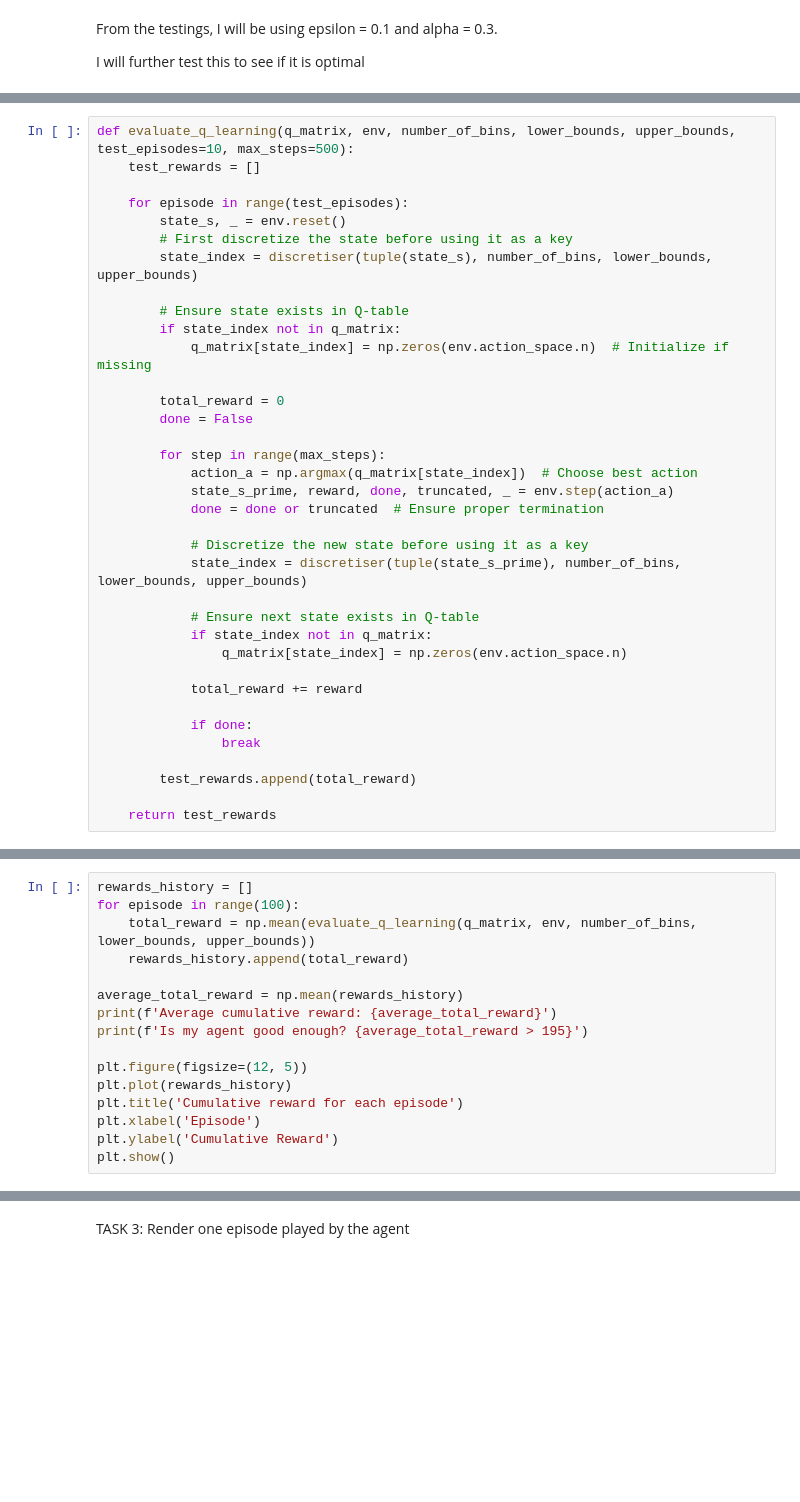
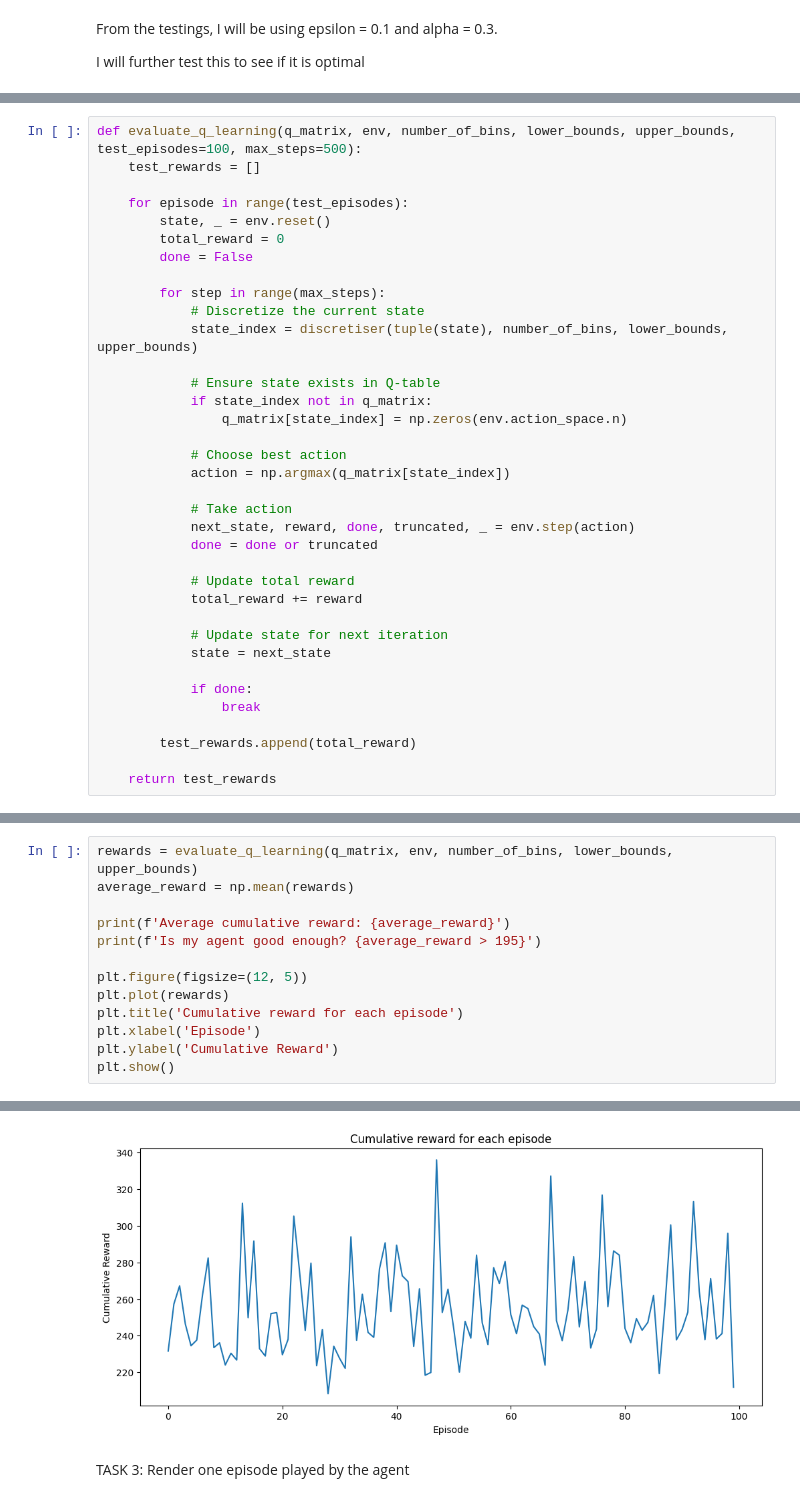
Before and after one commit to kuehlapis/SC300-Artificial-Intelligence, a Jupyter notebook: cartpole.ipynb, the cells around one changed output, grey strips where cells are left out. Saved outputs shown, nothing was run; the diff lists cells and outputs as text; blank space fills up the shorter version.

```diff
--- a/cartpole.ipynb
+++ b/cartpole.ipynb
@@ -254,32 +254,32 @@ Training Avg Reward: 161.82
 # %%
-def evaluate_q_learning(q_matrix, env, number_of_bins, lower_bounds, upper_bounds, test_episodes=10, max_steps=500):
+def evaluate_q_learning(q_matrix, env, number_of_bins, lower_bounds, upper_bounds, test_episodes=100, max_steps=500):
     test_rewards = []
 
     for episode in range(test_episodes):
-        state_s, _ = env.reset()
-        # First discretize the state before using it as a key
-        state_index = discretiser(tuple(state_s), number_of_bins, lower_bounds, upper_bounds)
-
-        # Ensure state exists in Q-table
-        if state_index not in q_matrix:
-            q_matrix[state_index] = np.zeros(env.action_space.n)  # Initialize if missing
-
+        state, _ = env.reset()
         total_reward = 0
         done = False
 
         for step in range(max_steps):
-            action_a = np.argmax(q_matrix[state_index])  # Choose best action
-            state_s_prime, reward, done, truncated, _ = env.step(action_a)
-            done = done or truncated  # Ensure proper termination
+            # Discretize the current state
+            state_index = discretiser(tuple(state), number_of_bins, lower_bounds, upper_bounds)
 
-            # Discretize the new state before using it as a key
-            state_index = discretiser(tuple(state_s_prime), number_of_bins, lower_bounds, upper_bounds)
-
-            # Ensure next state exists in Q-table
+            # Ensure state exists in Q-table
             if state_index not in q_matrix:
                 q_matrix[state_index] = np.zeros(env.action_space.n)
 
+            # Choose best action
+            action = np.argmax(q_matrix[state_index])
+
+            # Take action
+            next_state, reward, done, truncated, _ = env.step(action)
+            done = done or truncated
+
+            # Update total reward
             total_reward += reward
+
+            # Update state for next iteration
+            state = next_state
 
             if done:
                 break
@@ -292,15 +292,12 @@ Training with estimated hyperparamter values
 # %%
-rewards_history = []
-for episode in range(100):
-    total_reward = np.mean(evaluate_q_learning(q_matrix, env, number_of_bins, lower_bounds, upper_bounds))
-    rewards_history.append(total_reward)
+rewards = evaluate_q_learning(q_matrix, env, number_of_bins, lower_bounds, upper_bounds)
+average_reward = np.mean(rewards)
 
-average_total_reward = np.mean(rewards_history)
-print(f'Average cumulative reward: {average_total_reward}')
-print(f'Is my agent good enough? {average_total_reward > 195}')
+print(f'Average cumulative reward: {average_reward}')
+print(f'Is my agent good enough? {average_reward > 195}')
 
 plt.figure(figsize=(12, 5))
-plt.plot(rewards_history)
+plt.plot(rewards)
 plt.title('Cumulative reward for each episode')
 plt.xlabel('Episode')
 plt.ylabel('Cumulative Reward')
@@ -310,3 +308,4 @@ KeyError: (8, 5, 2, 4)
+[figure, added]
 # %% [markdown]
 TASK 3: Render one episode played by the agent
 # %%
```
Also changed, not shown: parts of 8 cells of this notebook.
